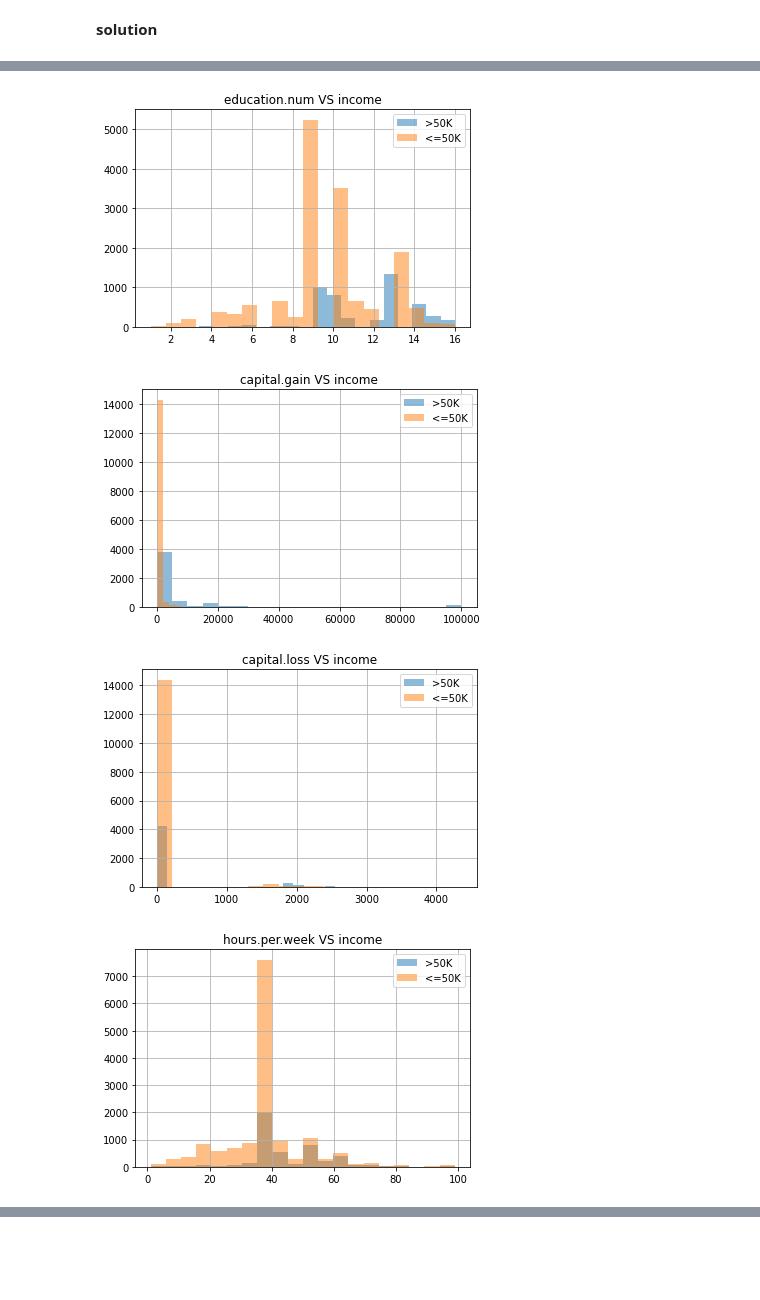
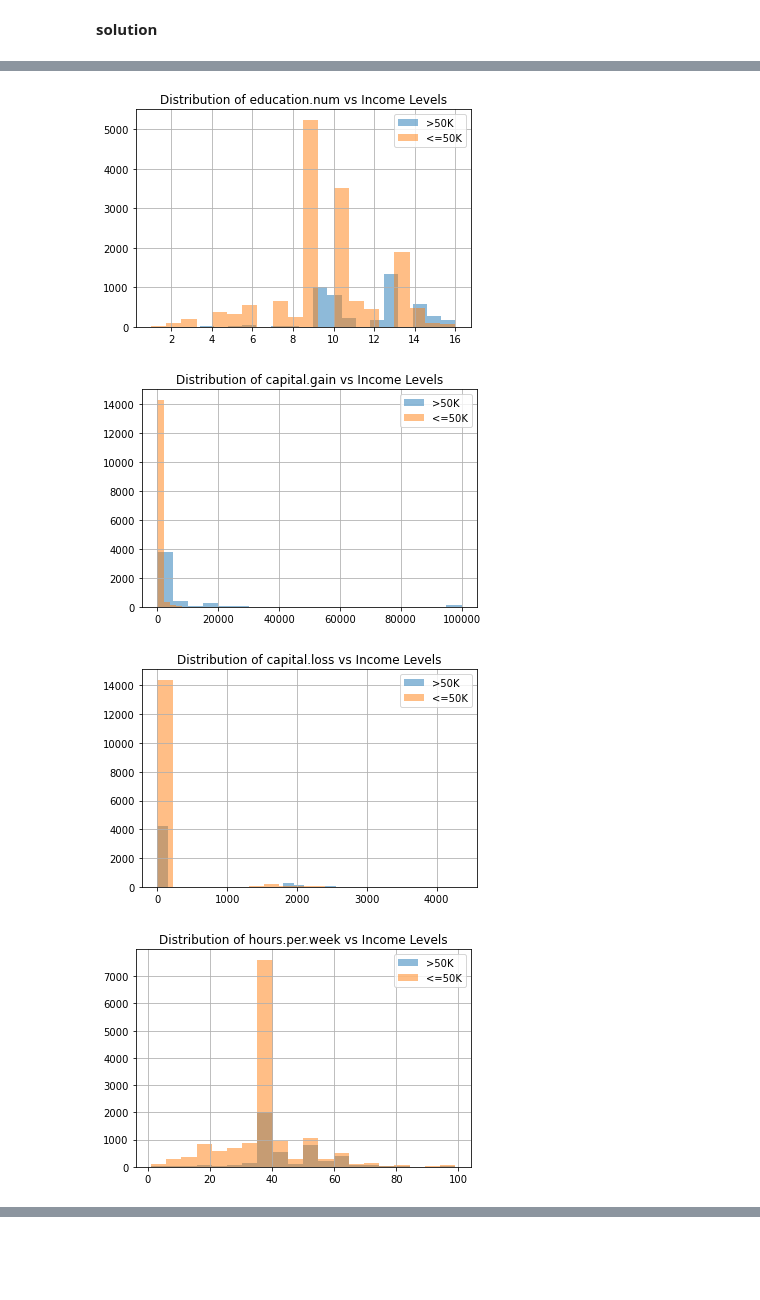
Before and after one commit to Blaise143/CPSC-330-ASSIGNMENTS, a Jupyter notebook: hw3/hw3.ipynb, the cells around one changed output, grey strips where cells are left out. Cells and saved outputs as stored; diff of their text form; code cells hidden in the pictures.

```diff
--- a/hw3/hw3.ipynb
+++ b/hw3/hw3.ipynb
@@ -199,8 +190,17 @@ broke = train_df_nan[broke_mask]
 # %%
+# Creating boolean masks the "income" column
+rich_mask = train_df_nan["income"] == ">50K"
+broke_mask = train_df_nan['income'] == "<=50K"
+
+# Separating the data based on income
+rich = train_df_nan[rich_mask]
+broke = train_df_nan[broke_mask]
+
+# Visualizing the Numeric Features in the data
 for category in train_df_nan.select_dtypes(include='int64').columns:
     plt.hist(rich[category], bins=20, alpha=0.5, label=">50K")
     plt.hist(broke[category], bins=20, alpha=0.5, label="<=50K")
-    plt.title(category + " VS income")
+    plt.title(f"Distribution of {category} vs Income Levels")
     plt.grid()
     plt.legend()
     plt.show()
@@ -211,5 +211,5 @@ for category in train_df_nan.select_dtypes(include='int64').columns:
-[figure, old version]
+[figure, new version]
-[figure, old version]
+[figure, new version]
-[figure, old version]
+[figure, new version]
-[figure, old version]
+[figure, new version]
 # %% [markdown]
```
Also changed, not shown: parts of 30 cells of this notebook.
